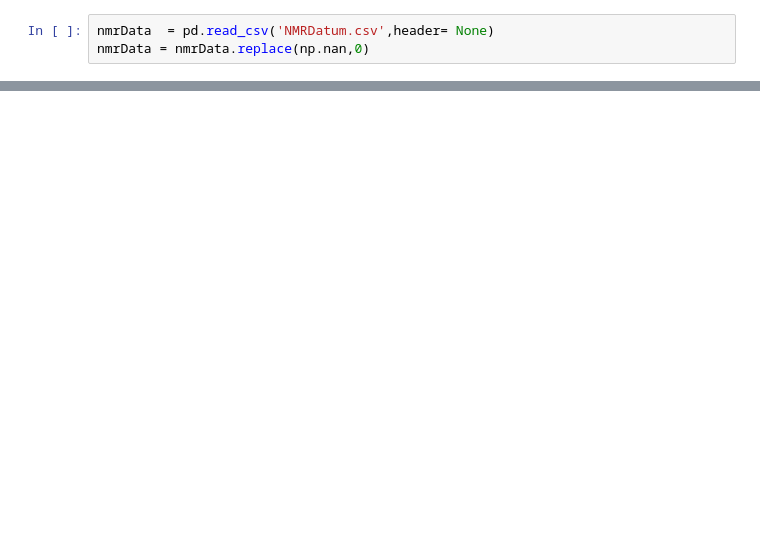
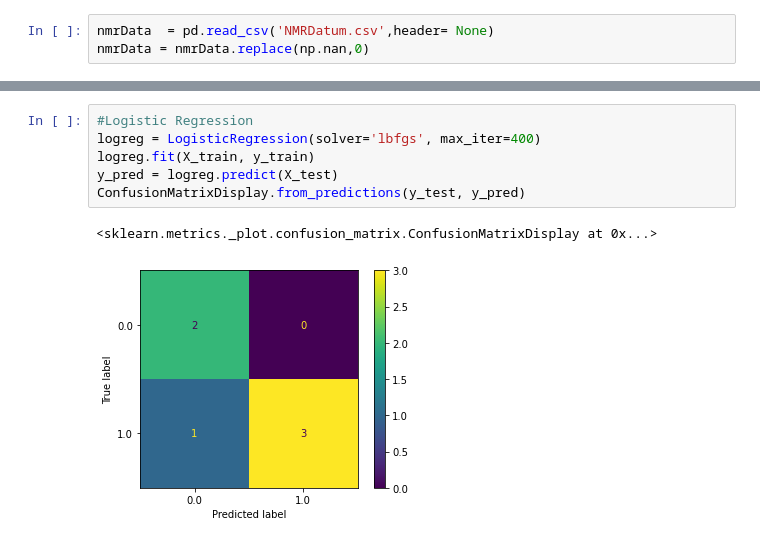
Before and after one commit to akelechi/ML, a Jupyter notebook: Final Project.ipynb, the cells around one changed output, grey strips where cells are left out. Drawn from its saved outputs; the diff is of its cells as text; blank space fills up the shorter version.

```diff
--- a/Final Project.ipynb
+++ b/Final Project.ipynb
@@ -136,0 +105,9 @@ array([1., 1., 1., 1., 1., 1., 1., 1.])
+# %%
+#Logistic Regression
+logreg = LogisticRegression(solver='lbfgs', max_iter=400)
+logreg.fit(X_train, y_train)
+y_pred = logreg.predict(X_test)
+ConfusionMatrixDisplay.from_predictions(y_test, y_pred)
+# %% [output]
+<sklearn.metrics._plot.confusion_matrix.ConfusionMatrixDisplay at 0x...>
+[figure, added]
```
Also changed, not shown: parts of 11 cells of this notebook.
